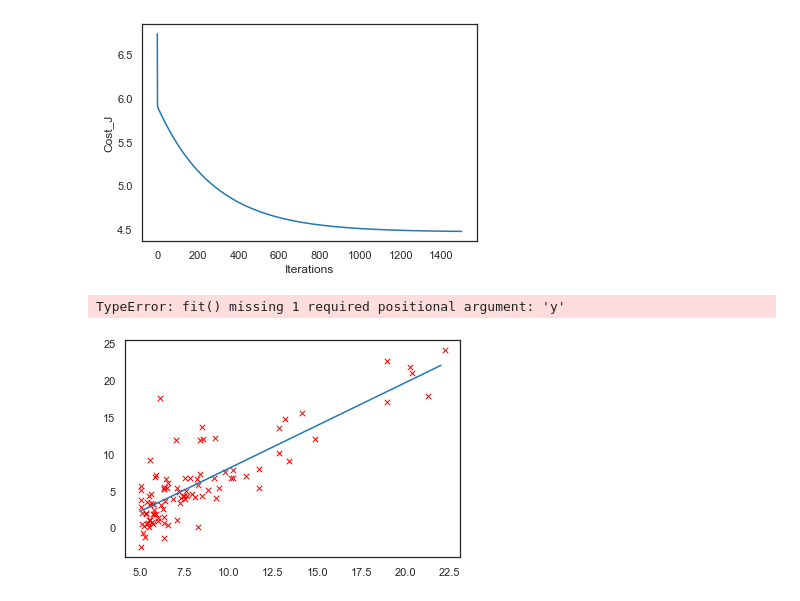
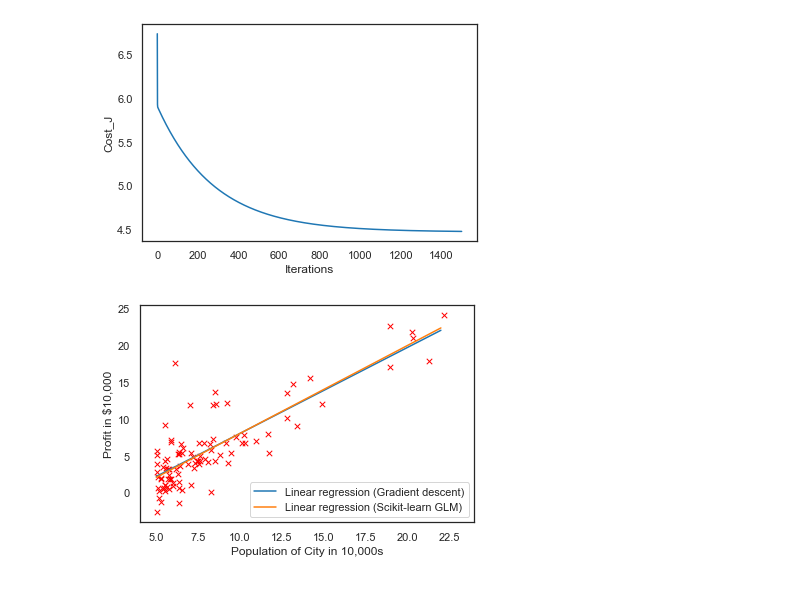
Before and after one commit to AiJared/AndrewNgMLAssignments, a Jupyter notebook: Linear Regression.ipynb, the cells around one changed output. Saved outputs shown, nothing was run; the diff lists cells and outputs as text; code cells hidden in the pictures.

```diff
--- a/Linear Regression.ipynb
+++ b/Linear Regression.ipynb
@@ -74,20 +74,19 @@ theta:  [-3.63029144  1.16636235]
 # %%
 xx = np.arange(5,23)
 yy = theta[0]+theta[1]*xx
 
 #plot gradient descent
 plt.scatter(X[:,1], y, s=30, c='r', marker='x', linewidths=1)
 plt.plot(xx, yy, label="Linear regression (Gradient descent)")
 
 # Compare with scikit-learn linear regression
-regr = LinearRegression
+regr = LinearRegression()
 regr.fit(X[:,1].reshape(-1,1), y.ravel())
-plt.plot(xx, regr.intercept_+regr.coef*xx, label='Linear regression (Scikit-learn GLM)')
+plt.plot(xx, regr.intercept_+regr.coef_*xx, label='Linear regression (Scikit-learn GLM)')
 
 plt.xlim(4,24)
 plt.xlabel('Population of City in 10,000s')
 plt.ylabel('Profit in $10,000')
-plt.legend(loc=4)
+plt.legend(loc=4);
 # %% [output]
-TypeError: fit() missing 1 required positional argument: 'y'
-[figure, old version]
+[figure, new version]
```
